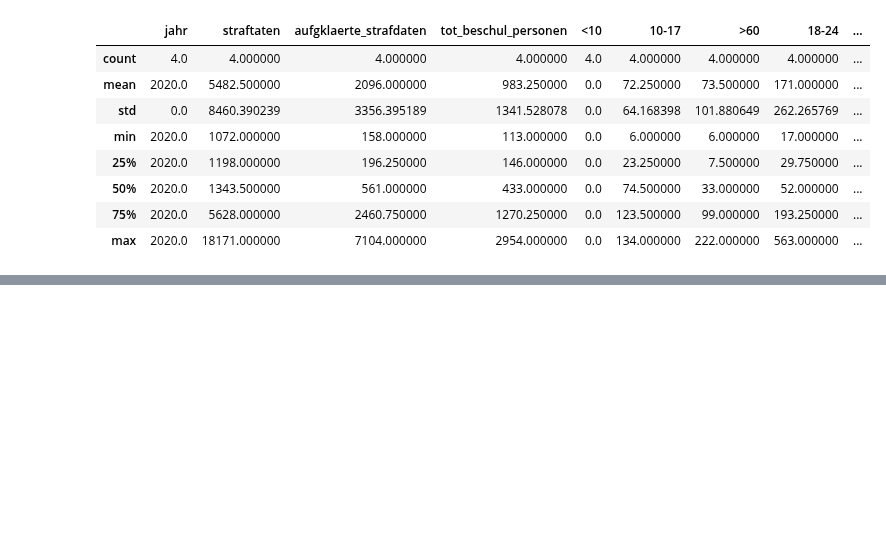
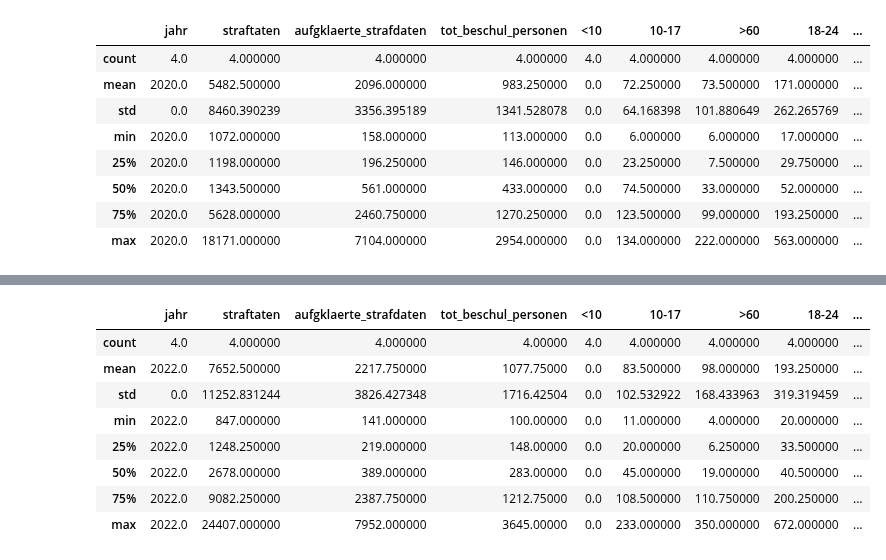
Before and after one commit to baumannf/bina_module, a Jupyter notebook: BINA_LN1_CybercrimeAnalytics.ipynb, the cells around one changed output, grey strips where cells are left out. Cells and saved outputs as stored; diff of their text form; code cells hidden in the pictures; blank space fills up the shorter version.

```diff
--- a/BINA_LN1_CybercrimeAnalytics.ipynb
+++ b/BINA_LN1_CybercrimeAnalytics.ipynb
@@ -552,0 +856,11 @@ temp_df_ch_2020.describe()
+# %%
+# Group the different categories by the newly defined cyber_cat array
+temp_df_ch_2022 = temp_df_ch_2022.groupby('cyber_kat')[["straftaten", "aufgklaerte_strafdaten","tot_beschul_personen","<10","10-14","15-17","18-19","20-24","25-29","30-34","35-39","40-49","50-59","60-69","70+","mann","frau"]].sum()
+# %%
+# Add new column 'land' with value 'ch'
+temp_df_ch_2022.insert(0,"land","ch")
+
+# Add new column 'jahr' with the value '2022'
+temp_df_ch_2022.insert(1,"jahr",2022)
+
+temp_df_ch_2022
@@ -552,0 +875,20 @@ temp_df_ch_2020.describe()
+# %%
+# Combine the age groups '10-14' & '15-17' to new a new age range '10-17'
+temp_df_ch_2022.insert(6,"10-17",temp_df_ch_2022['10-14']+temp_df_ch_2022['15-17'])
+temp_df_ch_2022 = temp_df_ch_2022.drop(columns=['10-14','15-17'])
+
+# Combine the age groups '18-19' & '20-24' to new a new age range '18-24'
+temp_df_ch_2022.insert(7,"18-24",temp_df_ch_2022['18-19']+temp_df_ch_2022['20-24'])
+temp_df_ch_2022 = temp_df_ch_2022.drop(columns=['18-19','20-24'])
+
+# Combine the age groups '30-34' & '35-39' to new a new age range '30-39'
+temp_df_ch_2022.insert(9,"30-39",temp_df_ch_2022['30-34']+temp_df_ch_2022['35-39'])
+temp_df_ch_2022 = temp_df_ch_2022.drop(columns=['30-34','35-39'])
+
+# Combine the age groups '60-69' & '70+' to new a new age range '>60'
+temp_df_ch_2022.insert(7,">60",temp_df_ch_2022['60-69']+temp_df_ch_2022['70+'])
+temp_df_ch_2022 = temp_df_ch_2022.drop(columns=['60-69','70+'])
+# %%
+# Remove the values of the cyber_kat = 'x'
+temp_df_ch_2022 = temp_df_ch_2022.drop(index='x')
+temp_df_ch_2022
@@ -552,0 +943,12 @@ temp_df_ch_2020.describe()
+# %%
+temp_df_ch_2022.describe()
+# %% [output]
+|  | jahr | straftaten | aufgklaerte_strafdaten | tot_beschul_personen | <10 | 10-17 | >60 | 18-24 | ... |
+| count | 4.0 | 4.000000 | 4.000000 | 4.00000 | 4.0 | 4.000000 | 4.000000 | 4.000000 | ... |
+| mean | 2022.0 | 7652.500000 | 2217.750000 | 1077.75000 | 0.0 | 83.500000 | 98.000000 | 193.250000 | ... |
+| std | 0.0 | 11252.831244 | 3826.427348 | 1716.42504 | 0.0 | 102.532922 | 168.433963 | 319.319459 | ... |
+| min | 2022.0 | 847.000000 | 141.000000 | 100.00000 | 0.0 | 11.000000 | 4.000000 | 20.000000 | ... |
+| 25% | 2022.0 | 1248.250000 | 219.000000 | 148.00000 | 0.0 | 20.000000 | 6.250000 | 33.500000 | ... |
+| 50% | 2022.0 | 2678.000000 | 389.000000 | 283.00000 | 0.0 | 45.000000 | 19.000000 | 40.500000 | ... |
+| 75% | 2022.0 | 9082.250000 | 2387.750000 | 1212.75000 | 0.0 | 108.500000 | 110.750000 | 200.250000 | ... |
+| max | 2022.0 | 24407.000000 | 7952.000000 | 3645.00000 | 0.0 | 233.000000 | 350.000000 | 672.000000 | ... |
```
Also changed, not shown: parts of 40 cells of this notebook.
